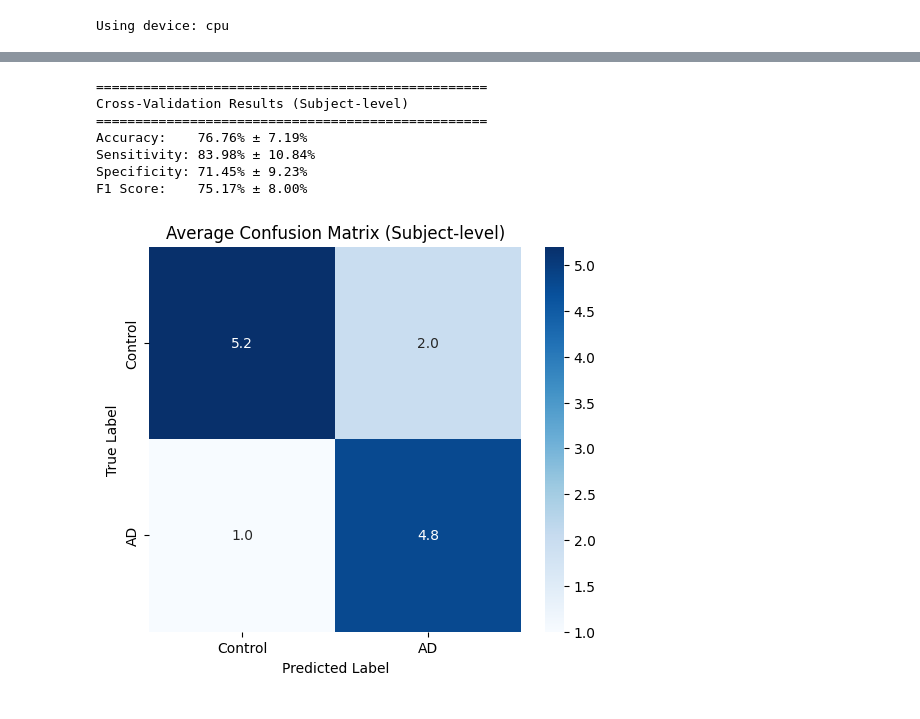
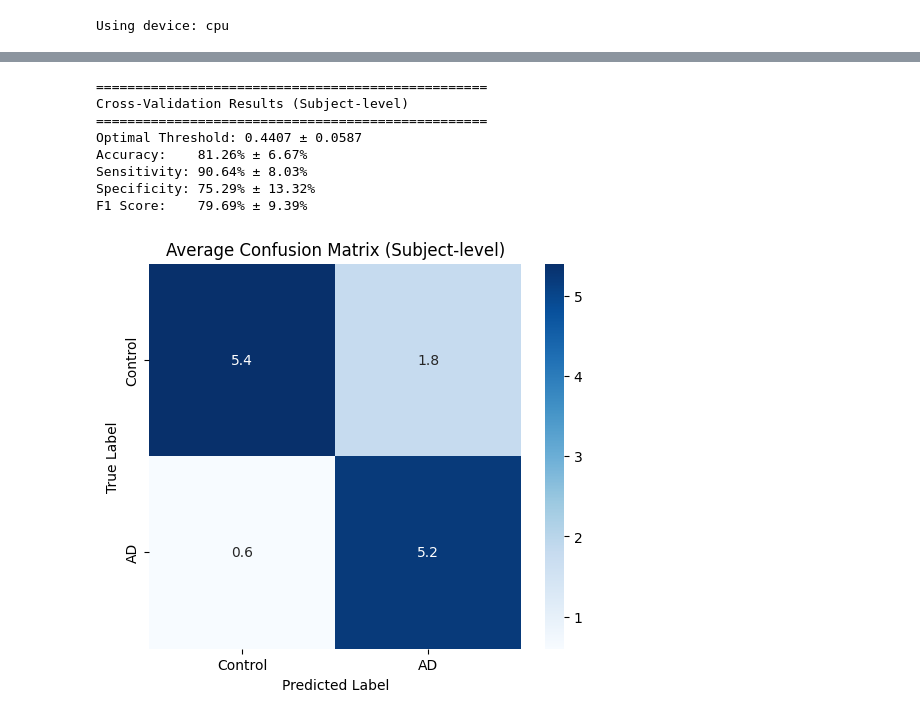
Before and after one commit to keishi85/workshop-in-Thammasat-University, a Jupyter notebook: src/train_df.ipynb, the cells around one changed output, grey strips where cells are left out. Drawn from its saved outputs; the diff is of its cells as text; code cells hidden in the pictures.

```diff
--- a/src/train_df.ipynb
+++ b/src/train_df.ipynb
@@ -84,7 +148,7 @@ def train_one_fold(train_idx, val_idx, test_idx, X, y, groups, task_name, n_epoc
     test_loader = DataLoader(test_dataset, batch_size=batch_size, shuffle=False)
 
     # Initialize model
-    model = DeepMLP(input_size=95, num_classes=2).to(device)
+    model = ImprovedDeepMLP(input_size=95, num_classes=2).to(device)
     criterion = nn.CrossEntropyLoss()
     optimizer = torch.optim.Adam(model.parameters(), lr=lr, weight_decay=1e-4)
 
@@ -123,27 +187,47 @@ def train_one_fold(train_idx, val_idx, test_idx, X, y, groups, task_name, n_epoc
         # Save best model
         if avg_val_loss < best_val_loss:
             best_val_loss = avg_val_loss
-            best_model_state = model.state_dict().copy()
+            best_model_state = copy.deepcopy(model.state_dict())
 
-    # Load best model for evaluation
+    # Load best model
     model.load_state_dict(best_model_state)
 
-    # Test evaluation with subject-level voting
+    # Find optimal threshold using validation set
+    model.eval()
+    val_probs = []
+    val_labels = []
+    with torch.no_grad():
+        for inputs, labels in val_loader:
+            inputs = inputs.to(device)
+            outputs = model(inputs)
+            probs = torch.softmax(outputs, dim=1)[:, 1]  # Probability for class 1 (disease)
+            val_probs.extend(probs.cpu().numpy())
+            val_labels.extend(labels.numpy())
+
+    # Get optimal threshold using Youden Index
+    optimal_threshold = find_optimal_threshold(np.array(val_labels), np.array(val_probs))
+
+    # Test evaluation with optimal threshold
     model.eval()
     y_pred_epochs = []
+    y_prob_epochs = []
     with torch.no_grad():
         for inputs, labels in test_loader:
             inputs = inputs.to(device)
             outputs = model(inputs)
-            _, predicted = torch.max(outputs.data, 1)
-            y_pred_epochs.extend(predicted.cpu().numpy())
+            probs = torch.softmax(outputs, dim=1)[:, 1]
+            y_prob_epochs.extend(probs.cpu().numpy())
+
+    # Apply optimal threshold at epoch level
+    y_pred_epochs = (np.array(y_prob_epochs) >= optimal_threshold).astype(int)
 
     # Subject-level voting
     test_groups = groups[test_idx]
     results_df = pd.DataFrame({
         'Subject_ID': test_groups,
         'True_Label': y_test,
-        'Pred_Label': y_pred_epochs
+        'Pred_Label': y_pred_epochs,
+        'Pred_Prob': y_prob_epochs
     })
 
     subj_true = []
@@ -151,6 +235,7 @@ def train_one_fold(train_idx, val_idx, test_idx, X, y, groups, task_name, n_epoc
     for subject in results_df['Subject_ID'].unique():
         subj_data = results_df[results_df['Subject_ID'] == subject]
         true_lab = subj_data['True_Label'].iloc[0]
+        # Voting using predicted labels
         pred_lab = subj_data['Pred_Label'].mode()[0]
         subj_true.append(true_lab)
         subj_pred.append(pred_lab)
@@ -171,6 +256,7 @@ def train_one_fold(train_idx, val_idx, test_idx, X, y, groups, task_name, n_epoc
         'train_losses': train_losses,
         'val_losses': val_losses,
         'best_val_loss': best_val_loss,
+        'optimal_threshold': optimal_threshold,
         'cm': cm,
         'acc': acc,
         'sens': sens,
@@ -235,34 +321,37 @@ plt.show()
 # %%
 # Summary metrics
 print("\n" + "="*50)
 print("Cross-Validation Results (Subject-level)")
 print("="*50)
 
 accs = [r['acc'] for r in results]
 sens_list = [r['sens'] for r in results]
 spec_list = [r['spec'] for r in results]
 f1s = [r['f1'] for r in results]
+thresholds = [r['optimal_threshold'] for r in results]
 
+print(f"Optimal Threshold: {np.mean(thresholds):.4f} ± {np.std(thresholds):.4f}")
 print(f"Accuracy:    {np.mean(accs):.2f}% ± {np.std(accs):.2f}%")
 print(f"Sensitivity: {np.mean(sens_list):.2f}% ± {np.std(sens_list):.2f}%")
 print(f"Specificity: {np.mean(spec_list):.2f}% ± {np.std(spec_list):.2f}%")
 print(f"F1 Score:    {np.mean(f1s):.2f}% ± {np.std(f1s):.2f}%")
 
 # Average confusion matrix
 avg_cm = np.mean([r['cm'] for r in results], axis=0)
 plt.figure(figsize=(6, 5))
 sns.heatmap(avg_cm, annot=True, fmt='.1f', cmap='Blues',
             xticklabels=['Control', 'AD'], yticklabels=['Control', 'AD'])
 plt.title('Average Confusion Matrix (Subject-level)')
 plt.ylabel('True Label')
 plt.xlabel('Predicted Label')
 plt.show()
 # %% [output]
 ==================================================
 Cross-Validation Results (Subject-level)
 ==================================================
-Accuracy:    76.76% ± 7.19%
-Sensitivity: 83.98% ± 10.84%
-Specificity: 71.45% ± 9.23%
-F1 Score:    75.17% ± 8.00%
+Optimal Threshold: 0.4407 ± 0.0587
+Accuracy:    81.26% ± 6.67%
+Sensitivity: 90.64% ± 8.03%
+Specificity: 75.29% ± 13.32%
+F1 Score:    79.69% ± 9.39%
-[figure, old version]
+[figure, new version]
```
Also changed, not shown: parts of 5 cells of this notebook.
